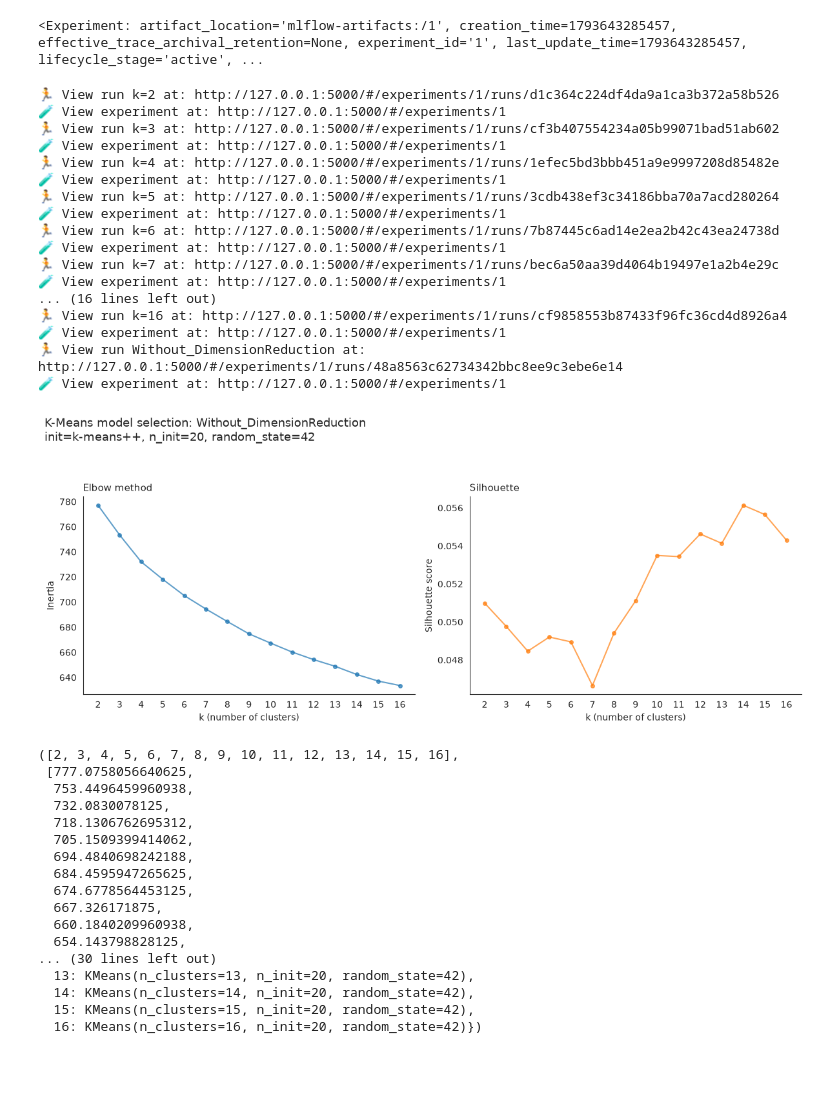
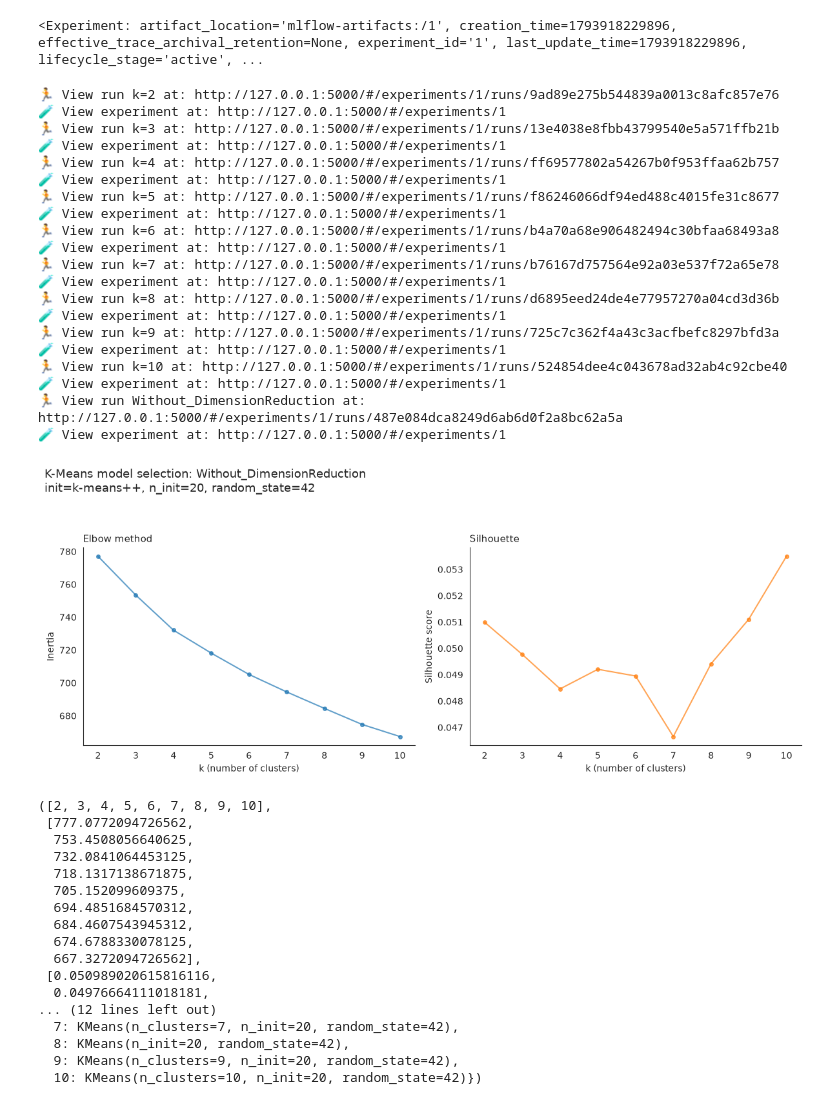
Before and after one commit to 3alae-22/Arix-Research-Paper-Recommendation-System, a Jupyter notebook: notebooks/03_training.ipynb, the cells around one changed output. Cells and saved outputs as stored; diff of their text form; code cells hidden in the pictures; blank space fills up the shorter version.

```diff
--- a/notebooks/03_training.ipynb
+++ b/notebooks/03_training.ipynb
@@ -25,18 +25,19 @@ DATA_DIR = ROOT / "data"
 load_dotenv(ROOT / ".env")  # shell env wins; .env is optional
 
 MLFLOW_TRACKING_URI = os.getenv("MLFLOW_TRACKING_URI", "http://127.0.0.1:5000")
-MLFLOW_EXPERIMENT = os.getenv("MLFLOW_EXPERIMENT", "KMeans-clustering-v2")
+MLFLOW_EXPERIMENT = os.getenv("MLFLOW_EXPERIMENT", "KMeans-clustering")
 
 mlflow.set_tracking_uri(MLFLOW_TRACKING_URI)
 mlflow.set_experiment(MLFLOW_EXPERIMENT)
 # %% [output]
-<Experiment: artifact_location='mlflow-artifacts:/1', creation_time=1793643285457, effective_trace_archival_retention=None, experiment_id='1', last_update_time=1793643285457, lifecycle_stage='active', ...
+<Experiment: artifact_location='mlflow-artifacts:/1', creation_time=1793918229896, effective_trace_archival_retention=None, experiment_id='1', last_update_time=1793918229896, lifecycle_stage='active', ...
 # %%
 sns.set_style("white")
 TAB10_PALETTE = sns.color_palette("tab10")
 # %%
-df = pd.read_csv(DATA_DIR / "arxiv_papers_preprocessed_v2.csv")
-X = np.load(DATA_DIR / "arxiv_embeddings_v2_v2.npy")
+df = pd.read_csv(DATA_DIR / "arxiv_papers_preprocessed.csv")
+X_v1 = np.load(DATA_DIR / "arxiv_embeddings_v1.npy")
+X_v2 = np.load(DATA_DIR / "arxiv_embeddings_v2.npy")
 # %%
 KMEANS_PARAMS = {"init": "k-means++", "n_init": 20, "random_state": 42}
 # %%
@@ -117,44 +118,47 @@ def run(X, run_name, metadata, k_range=range(2, 11), **model_params):
     return ks, inertia_list, silhouette_list, models
 # %%
 run(
-    X,
+    X_v1,
     "Without_DimensionReduction",
     {"reduction": "none"},
-    range(2, 17),
+    range(2, 11),
 )
 # %% [output]
-🏃 View run k=2 at: http://127.0.0.1:5000/#/experiments/1/runs/d1c364c224df4da9a1ca3b372a58b526
+🏃 View run k=2 at: http://127.0.0.1:5000/#/experiments/1/runs/9ad89e275b544839a0013c8afc857e76
 🧪 View experiment at: http://127.0.0.1:5000/#/experiments/1
-🏃 View run k=3 at: http://127.0.0.1:5000/#/experiments/1/runs/cf3b407554234a05b99071bad51ab602
+🏃 View run k=3 at: http://127.0.0.1:5000/#/experiments/1/runs/13e4038e8fbb43799540e5a571ffb21b
 🧪 View experiment at: http://127.0.0.1:5000/#/experiments/1
-🏃 View run k=4 at: http://127.0.0.1:5000/#/experiments/1/runs/1efec5bd3bbb451a9e9997208d85482e
+🏃 View run k=4 at: http://127.0.0.1:5000/#/experiments/1/runs/ff69577802a54267b0f953ffaa62b757
 🧪 View experiment at: http://127.0.0.1:5000/#/experiments/1
-🏃 View run k=5 at: http://127.0.0.1:5000/#/experiments/1/runs/3cdb438ef3c34186bba70a7acd280264
+🏃 View run k=5 at: http://127.0.0.1:5000/#/experiments/1/runs/f86246066df94ed488c4015fe31c8677
 🧪 View experiment at: http://127.0.0.1:5000/#/experiments/1
-🏃 View run k=6 at: http://127.0.0.1:5000/#/experiments/1/runs/7b87445c6ad14e2ea2b42c43ea24738d
+🏃 View run k=6 at: http://127.0.0.1:5000/#/experiments/1/runs/b4a70a68e906482494c30bfaa68493a8
 🧪 View experiment at: http://127.0.0.1:5000/#/experiments/1
-🏃 View run k=7 at: http://127.0.0.1:5000/#/experiments/1/runs/bec6a50aa39d4064b19497e1a2b4e29c
+🏃 View run k=7 at: http://127.0.0.1:5000/#/experiments/1/runs/b76167d757564e92a03e537f72a65e78
 🧪 View experiment at: http://127.0.0.1:5000/#/experiments/1
-... (16 lines left out)
-🏃 View run k=16 at: http://127.0.0.1:5000/#/experiments/1/runs/cf9858553b87433f96fc36cd4d8926a4
+🏃 View run k=8 at: http://127.0.0.1:5000/#/experiments/1/runs/d6895eed24de4e77957270a04cd3d36b
 🧪 View experiment at: http://127.0.0.1:5000/#/experiments/1
-🏃 View run Without_DimensionReduction at: http://127.0.0.1:5000/#/experiments/1/runs/48a8563c62734342bbc8ee9c3ebe6e14
+🏃 View run k=9 at: http://127.0.0.1:5000/#/experiments/1/runs/725c7c362f4a43c3acfbefc8297bfd3a
 🧪 View experiment at: http://127.0.0.1:5000/#/experiments/1
+🏃 View run k=10 at: http://127.0.0.1:5000/#/experiments/1/runs/524854dee4c043678ad32ab4c92cbe40
+🧪 View experiment at: http://127.0.0.1:5000/#/experiments/1
+🏃 View run Without_DimensionReduction at: http://127.0.0.1:5000/#/experiments/1/runs/487e084dca8249d6ab6d0f2a8bc62a5a
+🧪 View experiment at: http://127.0.0.1:5000/#/experiments/1
-[figure, old version]
+[figure, new version]
-([2, 3, 4, 5, 6, 7, 8, 9, 10, 11, 12, 13, 14, 15, 16],
- [777.0758056640625,
-  753.4496459960938,
-  732.0830078125,
-  718.1306762695312,
-  705.1509399414062,
-  694.4840698242188,
-  684.4595947265625,
-  674.6778564453125,
-  667.326171875,
-  660.1840209960938,
-  654.143798828125,
-... (30 lines left out)
-  13: KMeans(n_clusters=13, n_init=20, random_state=42),
-  14: KMeans(n_clusters=14, n_init=20, random_state=42),
-  15: KMeans(n_clusters=15, n_init=20, random_state=42),
-  16: KMeans(n_clusters=16, n_init=20, random_state=42)})
+([2, 3, 4, 5, 6, 7, 8, 9, 10],
+ [777.0772094726562,
+  753.4508056640625,
+  732.0841064453125,
+  718.1317138671875,
+  705.152099609375,
+  694.4851684570312,
+  684.4607543945312,
+  674.6788330078125,
+  667.3272094726562],
+ [0.050989020615816116,
+  0.04976664111018181,
+... (12 lines left out)
+  7: KMeans(n_clusters=7, n_init=20, random_state=42),
+  8: KMeans(n_init=20, random_state=42),
+  9: KMeans(n_clusters=9, n_init=20, random_state=42),
+  10: KMeans(n_clusters=10, n_init=20, random_state=42)})
```
Also changed, not shown: parts of 7 cells of this notebook, 39 other files.
